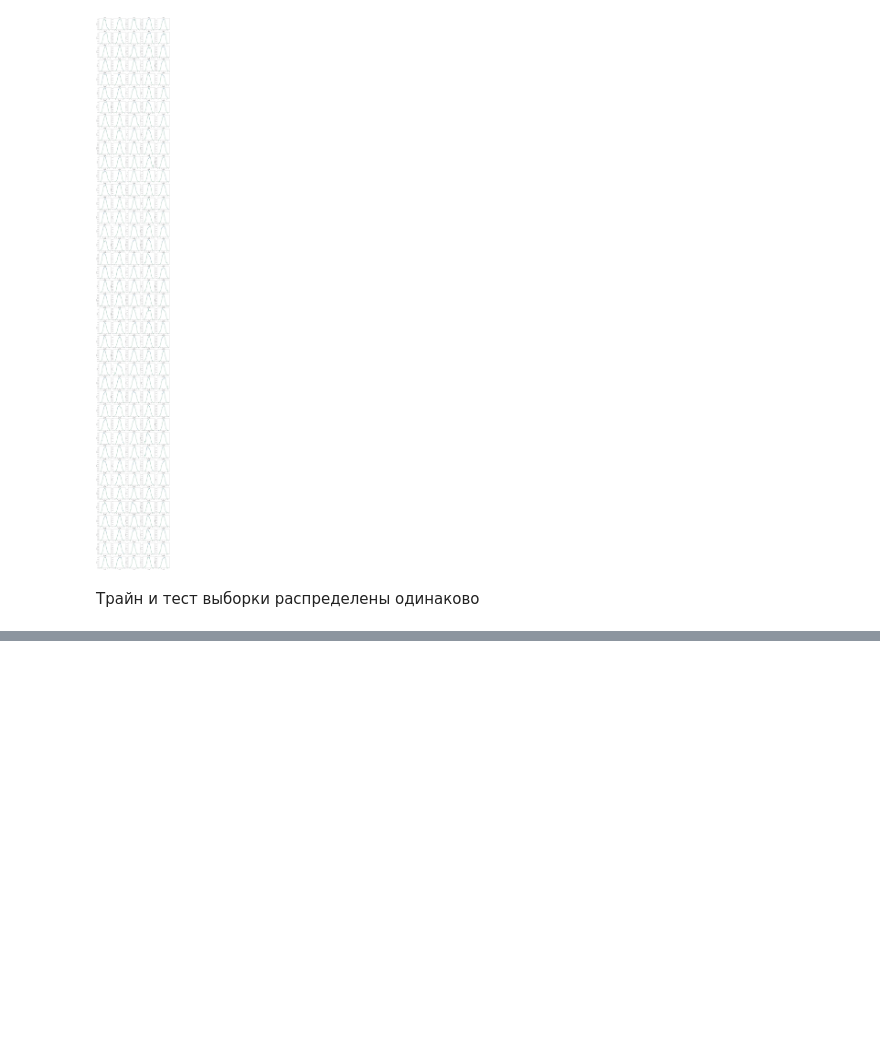
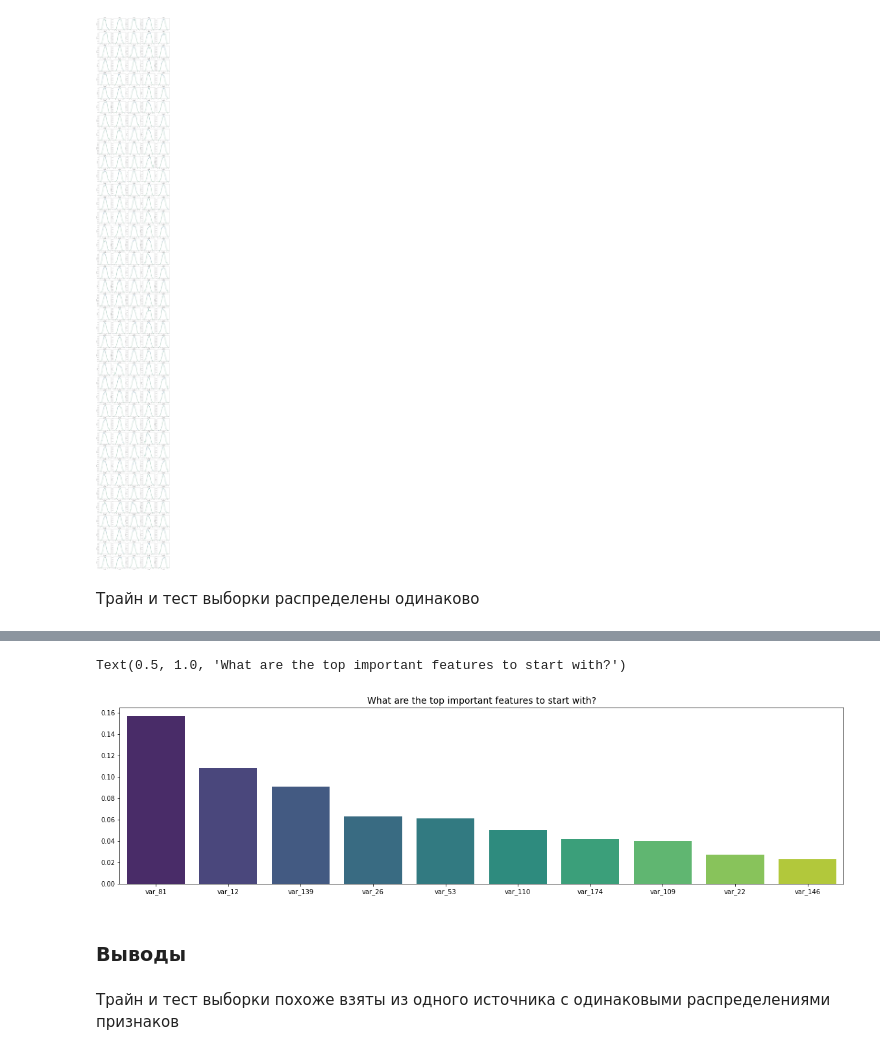
Before and after one commit to VokiVon-P/GB_Kaggle, a Jupyter notebook: notebooks/01_EDA.ipynb, the cells around one changed output, grey strips where cells are left out. Drawn from its saved outputs; the diff is of its cells as text; code cells hidden in the pictures; blank space fills up the shorter version.

```diff
--- a/notebooks/01_EDA.ipynb
+++ b/notebooks/01_EDA.ipynb
@@ -206,0 +264,6 @@ for num, feature in enumerate(NUMERICAL_F):
+# %%
+%%time
+parameters = {"max_depth": 6, "n_estimators": 25, "random_state": 27, "n_jobs": -1}
+
+forest = RandomForestRegressor(**parameters)
+forest.fit(train[NUMERICAL_F].fillna(-9999), target)
@@ -206,0 +273,16 @@ for num, feature in enumerate(NUMERICAL_F):
+# %%
+n_top = 10
+importances = forest.feature_importances_
+idx = np.argsort(importances)[::-1][0:n_top]
+feature_names = NUMERICAL_F
+# %%
+plt.figure(figsize=(20, 5))
+sns.barplot(x=feature_names[idx], y=importances[idx], palette="viridis")
+plt.title("What are the top important features to start with?", size=14)
+# %% [output]
+Text(0.5, 1.0, 'What are the top important features to start with?')
+[figure, added]
+# %% [markdown]
+### Выводы
+# %% [markdown]
+Трайн и тест выборки похоже взяты из одного источника с одинаковыми распределениями признаков
```
Also changed, not shown: parts of 9 cells of this notebook.
